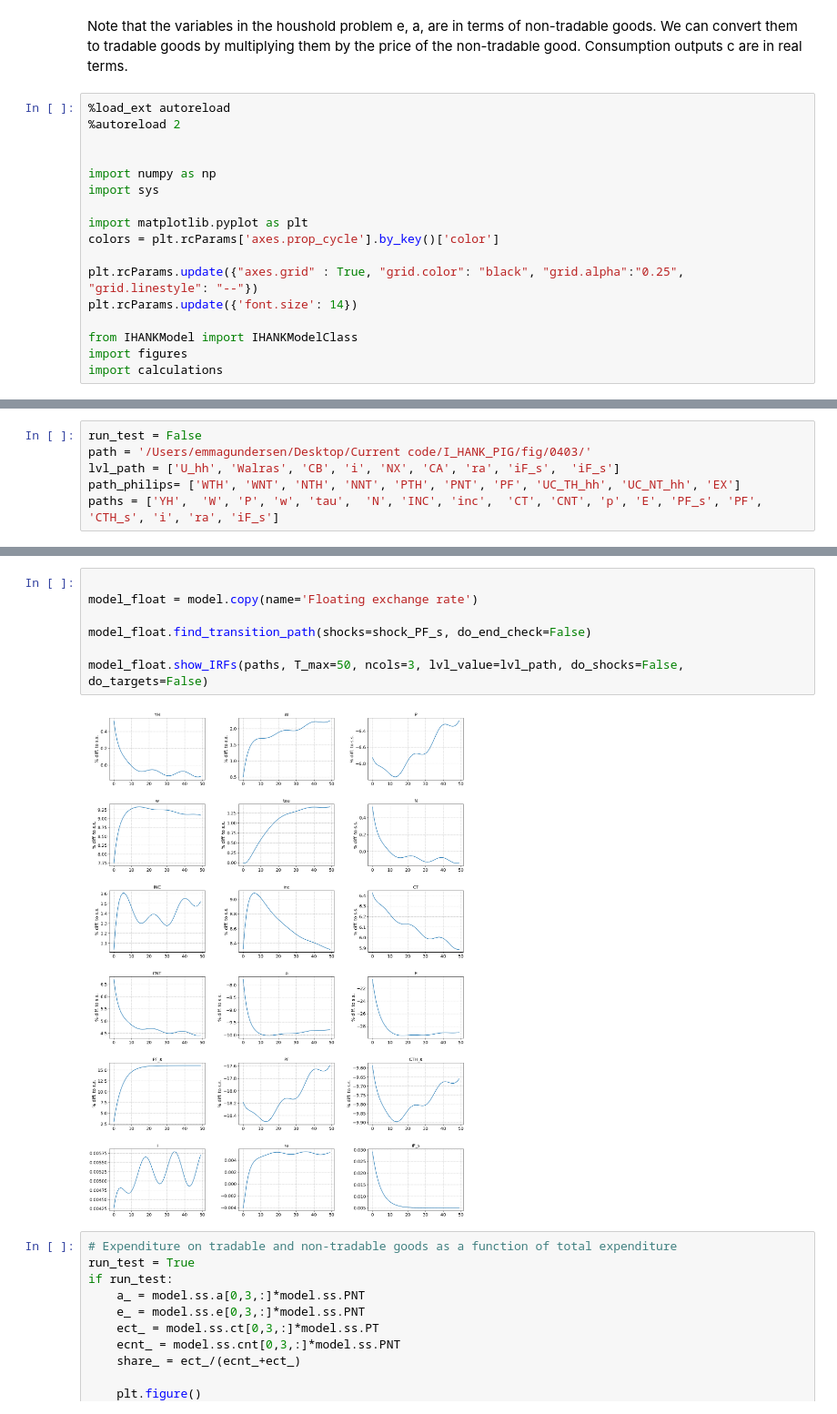
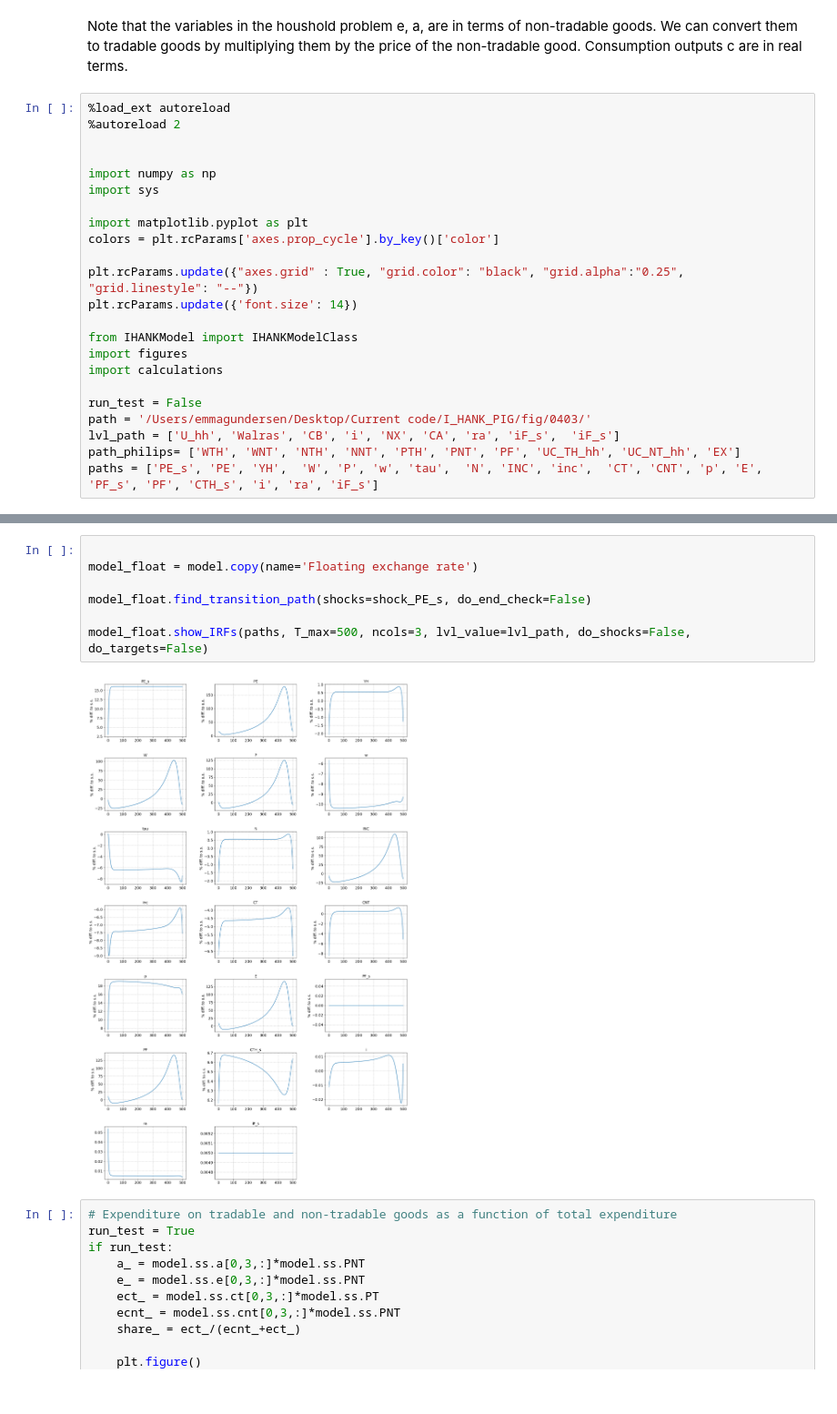
Before and after one commit to funlime/I_HANK_PIGL, a Jupyter notebook: notebook_jeppe.ipynb, the cells around one changed output, grey strips where cells are left out. Shown at 91% size. Saved outputs shown, nothing was run; the diff lists cells and outputs as text.

```diff
--- a/notebook_jeppe.ipynb
+++ b/notebook_jeppe.ipynb
@@ -17,3 +17,9 @@ plt.rcParams.update({'font.size': 14})
 from IHANKModel import IHANKModelClass
 import figures
 import calculations
+
+run_test = False
+path = '/Users/emmagundersen/Desktop/Current code/I_HANK_PIG/fig/0403/'
+lvl_path = ['U_hh', 'Walras', 'CB', 'i', 'NX', 'CA', 'ra', 'iF_s',  'iF_s']
+path_philips= ['WTH', 'WNT', 'NTH', 'NNT', 'PTH', 'PNT', 'PF', 'UC_TH_hh', 'UC_NT_hh', 'EX']
+paths = ['PE_s', 'PE', 'YH',  'W', 'P', 'w', 'tau',  'N', 'INC', 'inc',  'CT', 'CNT', 'p', 'E', 'PF_s', 'PF', 'CTH_s', 'i', 'ra', 'iF_s']
@@ -20,9 +29,3 @@ import calculations
-# %%
-run_test = False
-path = '/Users/emmagundersen/Desktop/Current code/I_HANK_PIG/fig/0403/'
-lvl_path = ['U_hh', 'Walras', 'CB', 'i', 'NX', 'CA', 'ra', 'iF_s',  'iF_s']
-path_philips= ['WTH', 'WNT', 'NTH', 'NNT', 'PTH', 'PNT', 'PF', 'UC_TH_hh', 'UC_NT_hh', 'EX']
-paths = ['YH',  'W', 'P', 'w', 'tau',  'N', 'INC', 'inc',  'CT', 'CNT', 'p', 'E', 'PF_s', 'PF', 'CTH_s', 'i', 'ra', 'iF_s']
 # %%
 model = IHANKModelClass(name='baseline')
 model.par.nu = 2.0
@@ -44,12 +47,12 @@ model.compute_jacs()
 # %%
 
 model_float = model.copy(name='Floating exchange rate')
 
-model_float.find_transition_path(shocks=shock_PF_s, do_end_check=False)
+model_float.find_transition_path(shocks=shock_PE_s, do_end_check=False)
 
-model_float.show_IRFs(paths, T_max=50, ncols=3, lvl_value=lvl_path, do_shocks=False, do_targets=False)
+model_float.show_IRFs(paths, T_max=500, ncols=3, lvl_value=lvl_path, do_shocks=False, do_targets=False)
 # %% [output]
-[figure, old version]
+[figure, new version]
 # %%
 # Expenditure on tradable and non-tradable goods as a function of total expenditure
 run_test = True
```
Also changed, not shown: parts of 3 cells of this notebook, 5 other files.
